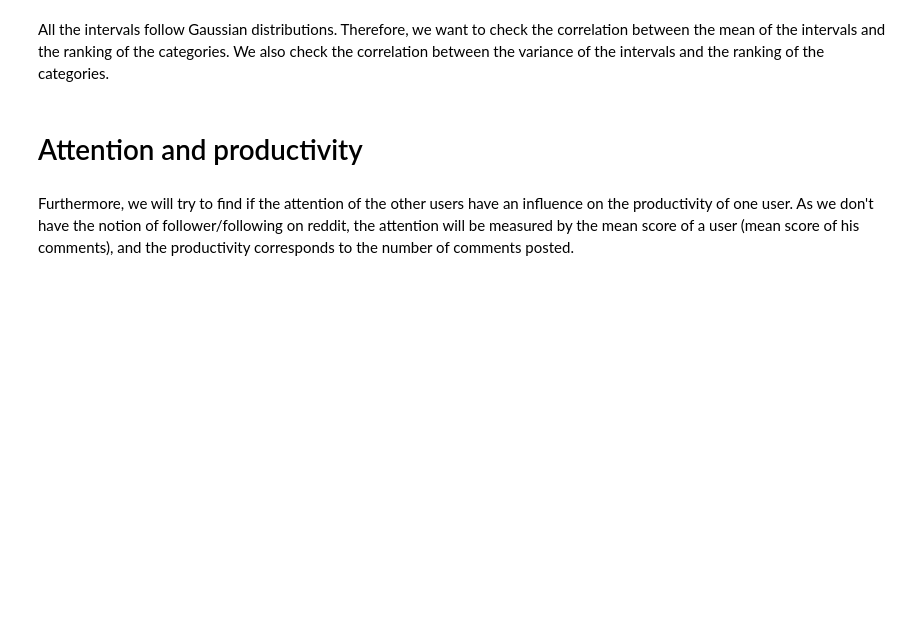
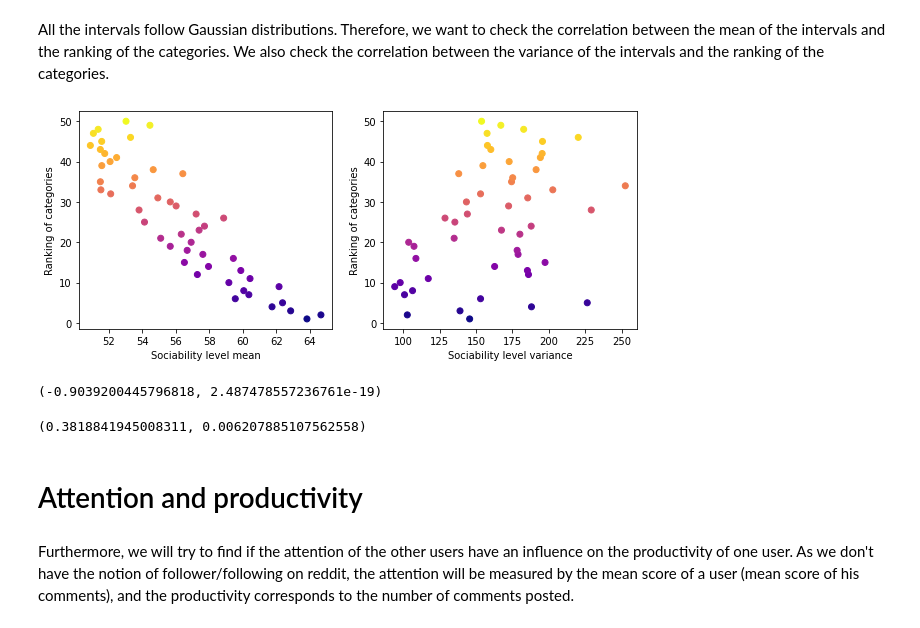
Before and after one commit to epfl-ada/ada-2020-project-milestone-p3-p3_chd, a Jupyter notebook: P4.ipynb, the cells around one changed output. Cells and saved outputs as stored; diff of their text form; code cells hidden in the pictures; blank space fills up the shorter version.

Commit message:
run sociability cells

```diff
--- a/P4.ipynb
+++ b/P4.ipynb
@@ -855,23 +797,28 @@ for el in dfs:
     x2 = np.append(x2, np.var(el))
 
 color = np.arange(x.shape[0])
-# %%
-y = np.arange(1, 51)
-x = np.array([])
-for el in dfs:
-    x = np.append(x, np.mean(el))
-
-x2 = np.array([])
-for el in dfs:
-    x2 = np.append(x2, np.var(el))
-
-color = np.arange(x.shape[0])
+# %%
+fig, (ax1, ax2) = plt.subplots(1, 2, figsize=(10, 4))
+
+ax1.scatter(x,y, c=color, cmap='plasma')
+ax1.set(xlabel='Sociability level mean', ylabel='Ranking of categories')
+
+ax2.set(xlabel='Sociability level variance', ylabel='Ranking of categories')
+ax2.scatter(x2, y, c=color, cmap='plasma')
+
+plt.savefig('sociability_mean_variance.jpg')
+# %% [output]
+[figure, added]
 # %%
 # pearson r test for mean
 stats.pearsonr(x, y)
+# %% [output]
+(-0.9039200445796818, 2.487478557236761e-19)
 # %%
 # pearson r test for variance
 stats.pearsonr(x2, y)
+# %% [output]
+(0.3818841945008311, 0.006207885107562558)
 # %% [markdown]
 # Attention and productivity <a class="anchor" id="chapter3"></a>
 # %% [markdown]
```
Also changed, not shown: parts of 22 cells of this notebook.
